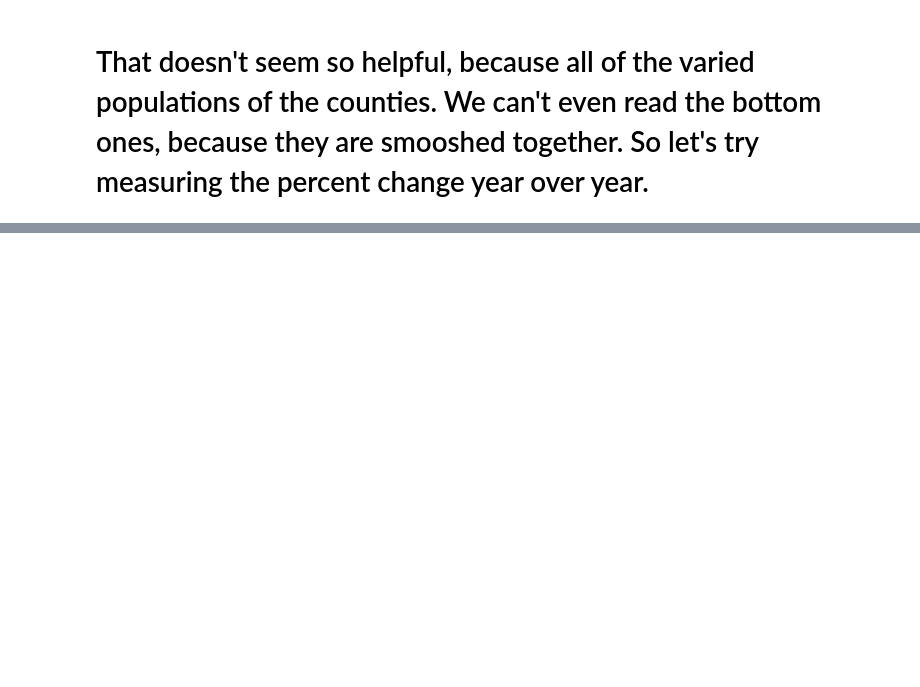
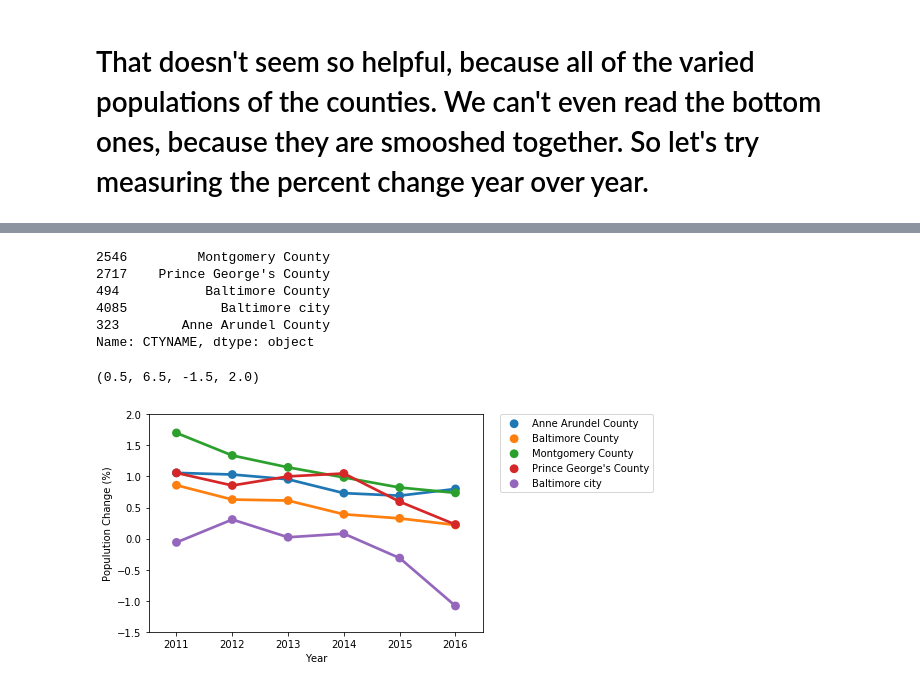
Before and after one commit to jrw5/Maryland_Census_Data, a Jupyter notebook: MD_County_Growth.ipynb, the cells around one changed output, grey strips where cells are left out. Cells and saved outputs as stored; diff of their text form; code cells hidden in the pictures; blank space fills up the shorter version.

```diff
--- a/MD_County_Growth.ipynb
+++ b/MD_County_Growth.ipynb
@@ -128,0 +161,26 @@ df['PER_CHNG']"""
+# %%
+ordered_names = df[df['YEAR'] == year_max].copy()
+ordered_names = ordered_names.sort_values('TOT_POP', ascending = False)
+ordered_names = ordered_names['CTYNAME']
+ordered_names[:5]
+# %% [output]
+2546         Montgomery County
+2717    Prince George's County
+494           Baltimore County
+4085            Baltimore city
+323        Anne Arundel County
+Name: CTYNAME, dtype: object
+# %%
+sb.pointplot(x = 'YEAR',
+             y = 'PER_CHNG',
+             hue = 'CTYNAME',
+             data = df[df['CTYNAME'].isin(ordered_names[:5])])
+plt.ylabel('Populution Change (%)')
+plt.ylim(-1.5, 2)
+plt.xlim(.5, 6.5)
+plt.xlabel('Year')
+plt.legend(bbox_to_anchor=(1.05, 1), loc=0, borderaxespad=0.)
+plt.axis()
+# %% [output]
+(0.5, 6.5, -1.5, 2.0)
+[figure, added]
```
Also changed, not shown: parts of 5 cells of this notebook.
